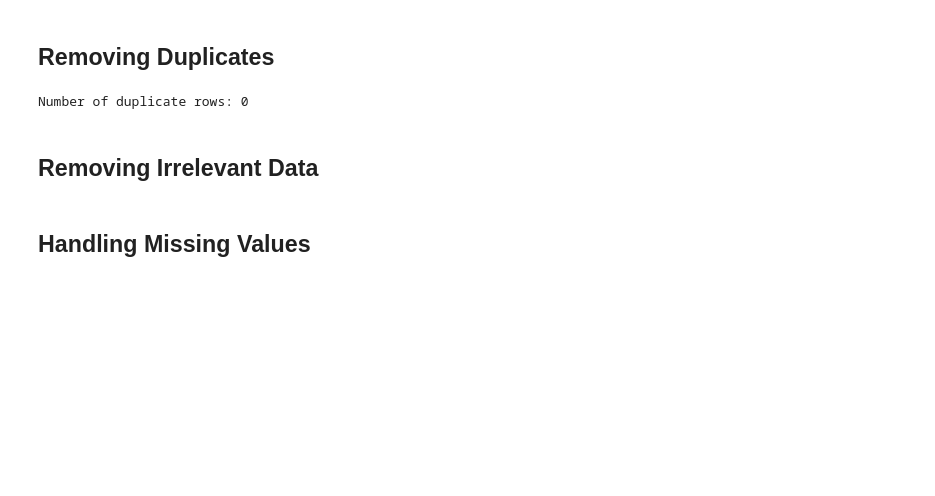
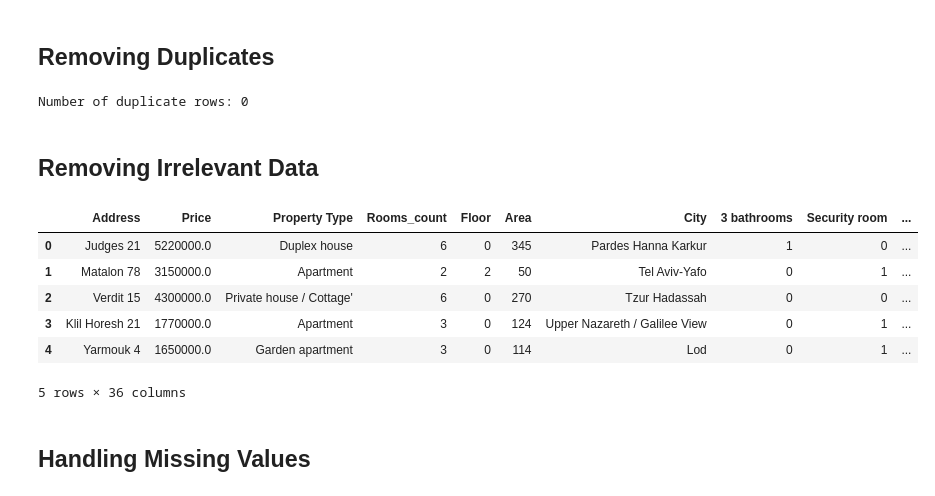
Before and after one commit to TyamanovaMargo/DI-FinalProject, a Jupyter notebook: data_preprocess.ipynb, the cells around one changed output. Saved outputs shown, nothing was run; the diff lists cells and outputs as text; code cells hidden in the pictures; blank space fills up the shorter version.

```diff
--- a/data_preprocess.ipynb
+++ b/data_preprocess.ipynb
@@ -72,6 +72,16 @@ df = df.drop(['Link','Tags1','Tags2','Tags3'], axis=1)
 
 #Link - URL of the listing is not needed for analysis
 #Tags1, Tags2, Tags3 - These columns contain tags that are not relevant for analysis (not needed for the analysis)
+# %%
+df.head()
+# %% [output]
+|  | Address | Price | Property Type | Rooms_count | Floor | Area | City | 3 bathrooms | Security room | ... |
+| 0 | Judges 21 | 5220000.0 | Duplex house | 6 | 0 | 345 | Pardes Hanna Karkur | 1 | 0 | ... |
+| 1 | Matalon 78 | 3150000.0 | Apartment | 2 | 2 | 50 | Tel Aviv-Yafo | 0 | 1 | ... |
+| 2 | Verdit 15 | 4300000.0 | Private house / Cottage' | 6 | 0 | 270 | Tzur Hadassah | 0 | 0 | ... |
+| 3 | Klil Horesh 21 | 1770000.0 | Apartment | 3 | 0 | 124 | Upper Nazareth / Galilee View | 0 | 1 | ... |
+| 4 | Yarmouk 4 | 1650000.0 | Garden apartment | 3 | 0 | 114 | Lod | 0 | 1 | ... |
+5 rows × 36 columns
 # %% [markdown]
 ## Handling Missing Values
 # %%
```
Also changed, not shown: parts of 52 cells of this notebook.
